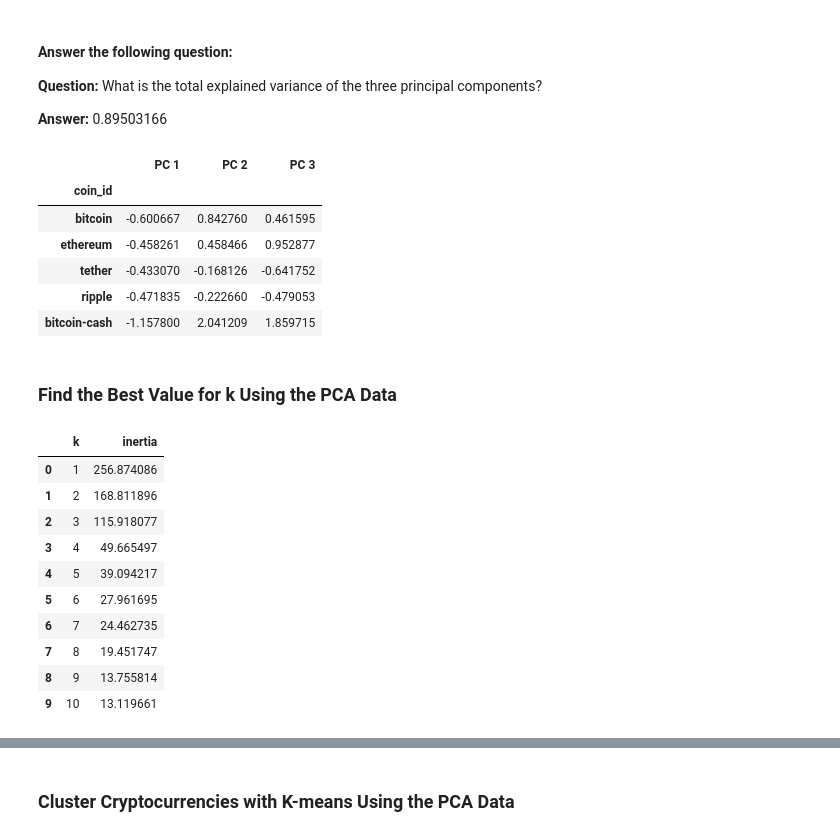
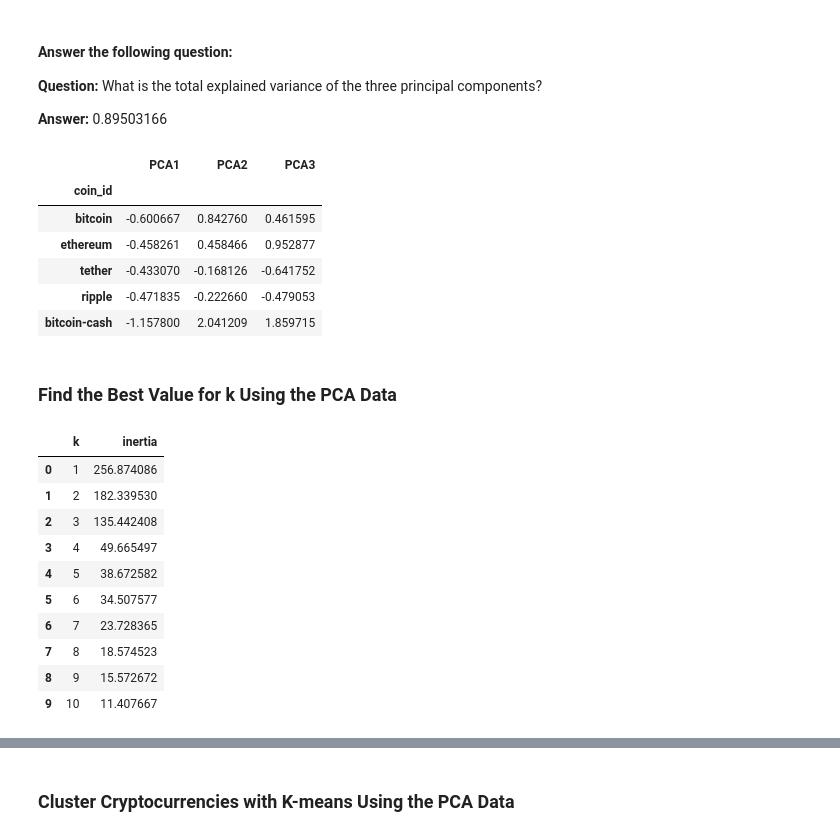
Before and after one commit to robbstenman/CryptoClustering, a Jupyter notebook: Crypto_Clustering.ipynb, the cells around one changed output, grey strips where cells are left out. Cells and saved outputs as stored; diff of their text form; code cells hidden in the pictures.

```diff
--- a/Crypto_Clustering.ipynb
+++ b/Crypto_Clustering.ipynb
@@ -220,7 +202,7 @@ array([0.3719856 , 0.34700813, 0.17603793])
 
 # Creating a DataFrame with the PCA data
 pca_market_data_df = pd.DataFrame(pca_market_data)
-pca_market_data_df.columns = ["PC 1", "PC 2", "PC 3"]
+pca_market_data_df.columns = ["PCA1", "PCA2", "PCA3"]
 # pca_market_data_df
 
 # Copy the crypto names from the original data
@@ -230,7 +212,7 @@ pca_market_data_df.index = market_data_df.index
 # # Display sample data
 display(pca_market_data_df.head())
 # %% [output]
-|  | PC 1 | PC 2 | PC 3 |
+|  | PCA1 | PCA2 | PCA3 |
 | coin_id |  |  |  |
 | bitcoin | -0.600667 | 0.842760 | 0.461595 |
 | ethereum | -0.458261 | 0.458466 | 0.952877 |
@@ -242,37 +224,41 @@ display(pca_market_data_df.head())
 # %%
 # Create a list with the number of k-values to try
 # Use a range from 1 to 11
-
+k_pca = list(range(1, 11))
 
 # Create an empty list to store the inertia values
-
+inertia_pca = []
 
 # Create a for loop to compute the inertia with each possible value of k
 # Inside the loop:
 # 1. Create a KMeans model using the loop counter for the n_clusters
 # 2. Fit the model to the data using PCA DataFrame.
 # 3. Append the model.inertia_ to the inertia list
-
+for i in k_pca:
+    model = KMeans(n_clusters=i, n_init="auto", random_state=1)
+    model.fit(pca_market_data_df)
+    inertia_pca.append(model.inertia_)
 
 # Create a dictionary with the data to plot the Elbow curve
-
+elbow_pca = {"k": k_pca, "inertia": inertia_pca}
 
 # Create a DataFrame with the data to plot the Elbow curve
-
+elbow_pca_df = pd.DataFrame(elbow_pca)
 
 # Display the DataFrame
+display(elbow_pca_df)
 # %% [output]
 |  | k | inertia |
 | 0 | 1 | 256.874086 |
-| 1 | 2 | 168.811896 |
-| 2 | 3 | 115.918077 |
+| 1 | 2 | 182.339530 |
+| 2 | 3 | 135.442408 |
 | 3 | 4 | 49.665497 |
-| 4 | 5 | 39.094217 |
-| 5 | 6 | 27.961695 |
-| 6 | 7 | 24.462735 |
-| 7 | 8 | 19.451747 |
-| 8 | 9 | 13.755814 |
-| 9 | 10 | 13.119661 |
+| 4 | 5 | 38.672582 |
+| 5 | 6 | 34.507577 |
+| 6 | 7 | 23.728365 |
+| 7 | 8 | 18.574523 |
+| 8 | 9 | 15.572672 |
+| 9 | 10 | 11.407667 |
 # %%
 # Plot a line chart with all the inertia values computed with
 # the different values of k to visually identify the optimal value for k.
```
Also changed, not shown: parts of 10 cells of this notebook, 1 other file.
